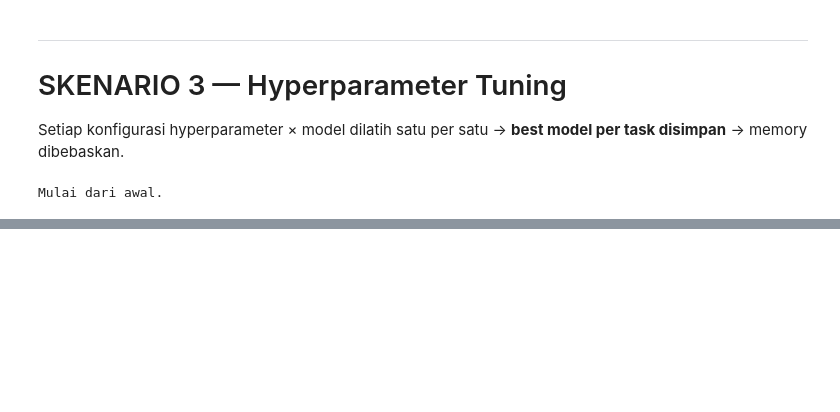
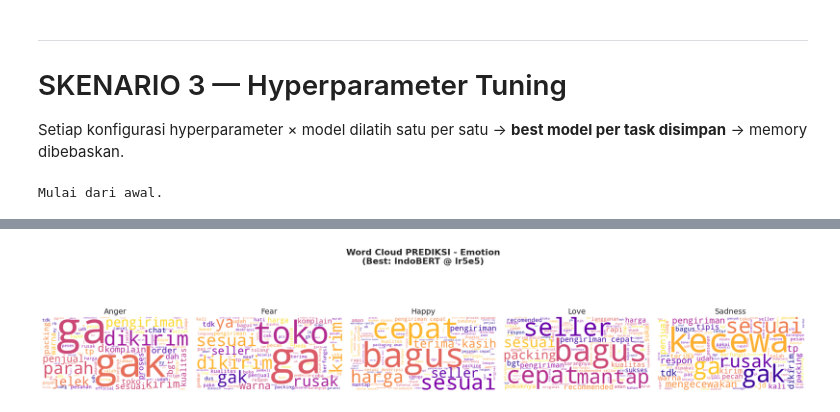
Before and after one commit to miskiyy/FP-Text-Mining, a Jupyter notebook: skenario-3.ipynb, the cells around one changed output, grey strips where cells are left out. Saved outputs shown, nothing was run; the diff lists cells and outputs as text; code cells hidden in the pictures; blank space fills up the shorter version.

```diff
--- a/skenario-3.ipynb
+++ b/skenario-3.ipynb
@@ -559,0 +609,88 @@ if not df_results_s3.empty:
+# %%
+# ==========================================
+# 1. WORD CLOUD HASIL PREDIKSI MODEL TERBAIK SKENARIO 2
+# ==========================================
+pip("wordcloud", "nltk")
+from wordcloud import WordCloud
+import nltk
+from nltk.corpus import stopwords
+import os
+import pandas as pd
+import numpy as np
+import matplotlib.pyplot as plt
+from transformers import AutoTokenizer, AutoModelForSequenceClassification, Trainer
+
+nltk.download('stopwords', quiet=True)
+indo_stopwords = set(stopwords.words('indonesian'))
+custom_stopwords = {
+    "yg", "nya", "di", "ke", "dari", "dan", "ini", "itu", "untuk", "dengan",
+    "yang", "ada", "juga", "sudah", "buat", "karena", "kalo", "aku", "saya",
+    "aja", "sama", "barang", "produk", "beli", "banget", "sih", "kok"
+}
+indo_stopwords = indo_stopwords.union(custom_stopwords)
+
+print("\nMembuat Word Cloud berdasarkan hasil PREDIKSI Best Model Skenario 3...")
+
+for task_name, (text_col, label_col, label_names) in TASKS.items():
+    best_dir = f"/kaggle/working/best_model_s3_{task_name}"
+
+    if not os.path.exists(best_dir):
+        print(f"Directory {best_dir} tidak ditemukan. Lewati task {task_name}.")
+        continue
+
+    texts = df[text_col].values
+    labels = df[label_col].values
+    _, _, test_texts, _, _, test_labels = make_splits(texts, labels)
+
+    tokenizer = AutoTokenizer.from_pretrained(best_dir)
+    model = AutoModelForSequenceClassification.from_pretrained(best_dir).to(DEVICE)
+
+    test_ds = build_hf_dataset(test_texts, test_labels, tokenizer)
+    trainer = Trainer(model=model)
+
+    preds_raw = trainer.predict(test_ds)
+    preds_logits = preds_raw.predictions
+    if isinstance(preds_logits, tuple):
+        preds_logits = preds_logits[0]
+    preds = np.argmax(preds_logits, axis=-1)
+
+    df_pred = pd.DataFrame({
+        "text": test_texts,
+        "pred_label": [label_names[p] for p in preds]
+    })
+
+    fig, axes = plt.subplots(1, len(label_names), figsize=(20, 5))
+    hp_label = BEST_MODEL_TRACKER[task_name]["hp_label"]
+
+    fig.suptitle(
+        f"Word Cloud PREDIKSI - {task_name}\n"
+        f"(Best: {BEST_MODEL_TRACKER[task_name]['model_alias']} @ {hp_label})",
+        fontsize=16,
+        fontweight="bold"
+    )
+
+    if len(label_names) == 1:
+        axes = [axes]
+
+    for ax, cls in zip(axes, label_names):
+        text_data = " ".join(df_pred[df_pred["pred_label"] == cls]["text"].tolist())
+
+        if text_data.strip() == "":
+            ax.set_title(f"{cls}\n(Tidak diprediksi)", fontsize=14, color='red')
+            ax.axis("off")
+            continue
+
+        wc = WordCloud(width=800, height=400, background_color='white',
+                       colormap='plasma', max_words=100,
+                       stopwords=indo_stopwords).generate(text_data)
+
+        ax.imshow(wc, interpolation='bilinear')
+        ax.set_title(cls, fontsize=14)
+        ax.axis("off")
+
+    plt.tight_layout()
+    plt.show()
+
+    del model, tokenizer, trainer, test_ds, df_pred
+    free_memory()
+# %% [output]
@@ -559,0 +699 @@ if not df_results_s3.empty:
+[figure, added]
```
Also changed, not shown: parts of 10 cells of this notebook, 2 other files.
